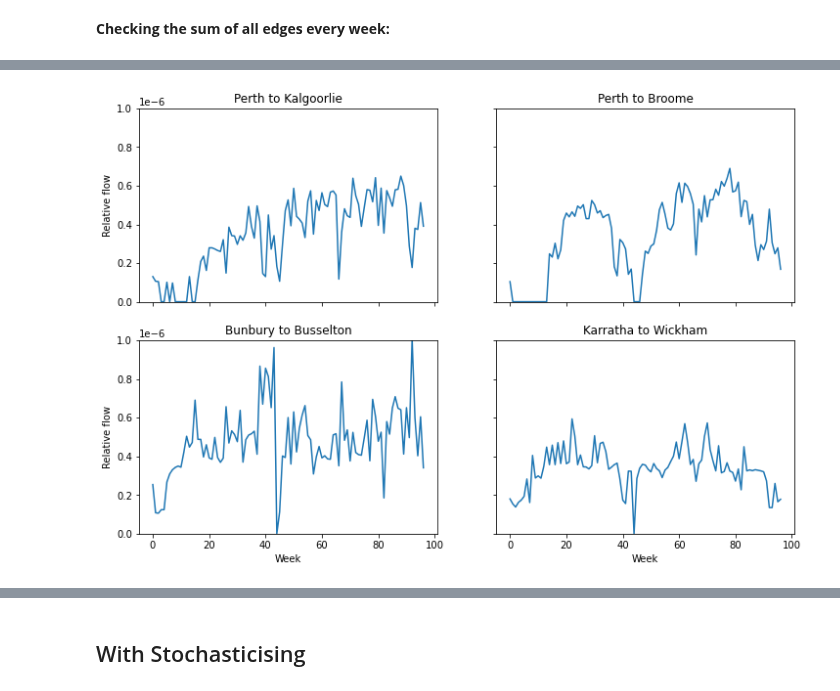
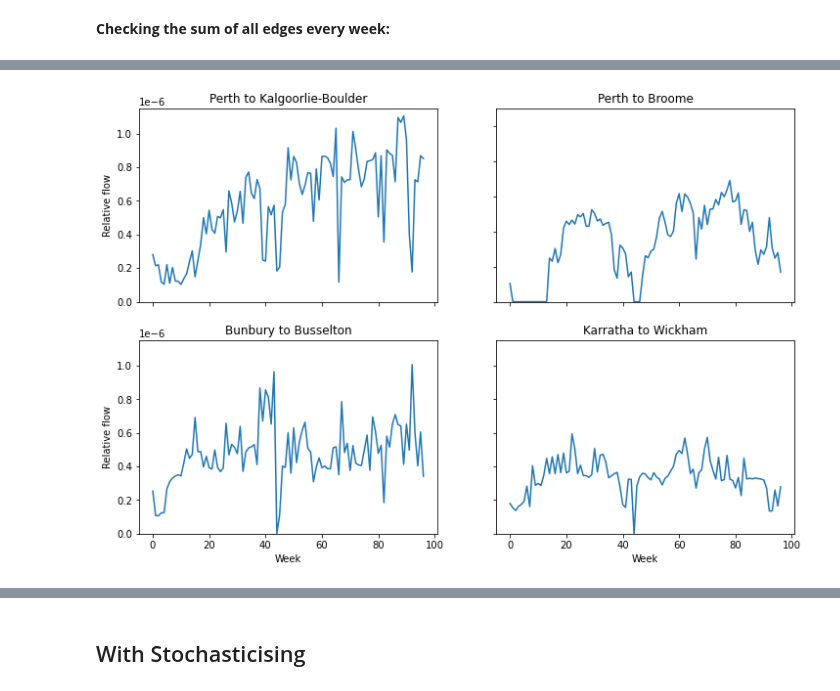
Before and after one commit to yuval-b/covid_thesis, a Jupyter notebook: 2. Kalman Filtering.ipynb, the cells around one changed output, grey strips where cells are left out. Saved outputs shown, nothing was run; the diff lists cells and outputs as text; code cells hidden in the pictures.

```diff
--- a/2. Kalman Filtering.ipynb
+++ b/2. Kalman Filtering.ipynb
@@ -443,30 +446,30 @@ for i in range(0,1000):
 # %%
 fig, axs = plt.subplots(2, 2,figsize = (12,8))
 ts = timeseries_vector(3)
 axs[0, 0].plot(ts)
-axs[0, 0].set_title('Perth to Kalgoorlie')
-axs[0, 0].set_ylim(0,0.000001)
+axs[0, 0].set_title('Perth to Kalgoorlie-Boulder')
+axs[0, 0].set_ylim(0,0.00000115)
 ts = timeseries_vector(7)
 axs[0, 1].plot(ts)
 axs[0, 1].set_title('Perth to Broome')
-axs[0, 1].set_ylim(0,0.000001)
-ts = timeseries_vector(58)
+axs[0, 1].set_ylim(0,0.0000011)
+ts = timeseries_vector(49)
 axs[1, 0].plot(ts)
 axs[1, 0].set_title('Bunbury to Busselton')
-axs[1, 0].set_ylim(0,0.000001)
-ts = timeseries_vector(355)
+axs[1, 0].set_ylim(0,0.00000115)
+ts = timeseries_vector(297)
 axs[1, 1].plot(ts)
 axs[1, 1].set_title('Karratha to Wickham')
-axs[1, 1].set_ylim(0,0.000001)
+axs[1, 1].set_ylim(0,0.00000115)
 
 for ax in axs.flat:
     ax.set(xlabel='Week', ylabel='Relative flow')
 
 # Hide x labels and tick labels for top plots and y ticks for right plots.
 for ax in axs.flat:
     ax.label_outer()
 # %% [output]
-[figure, old version]
+[figure, new version]
 # %%
 #Now plot with the Kalman filtering
 # %%
```
Also changed, not shown: parts of 18 cells of this notebook.
